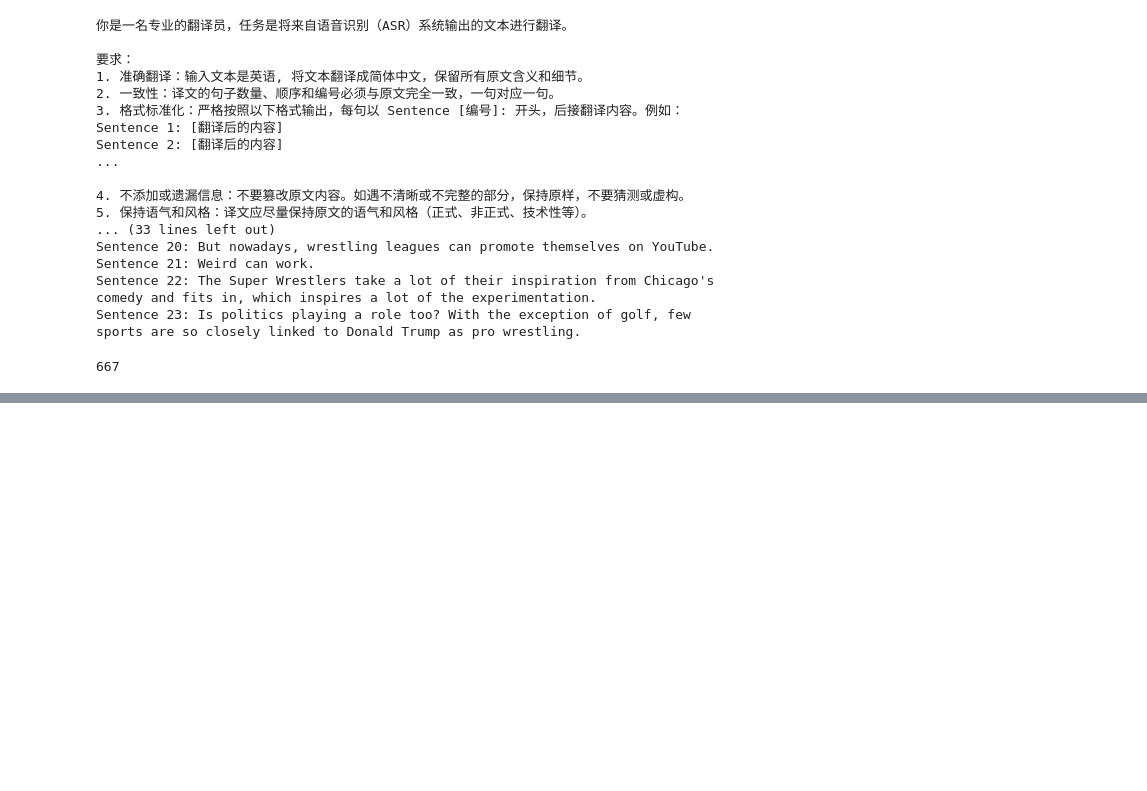
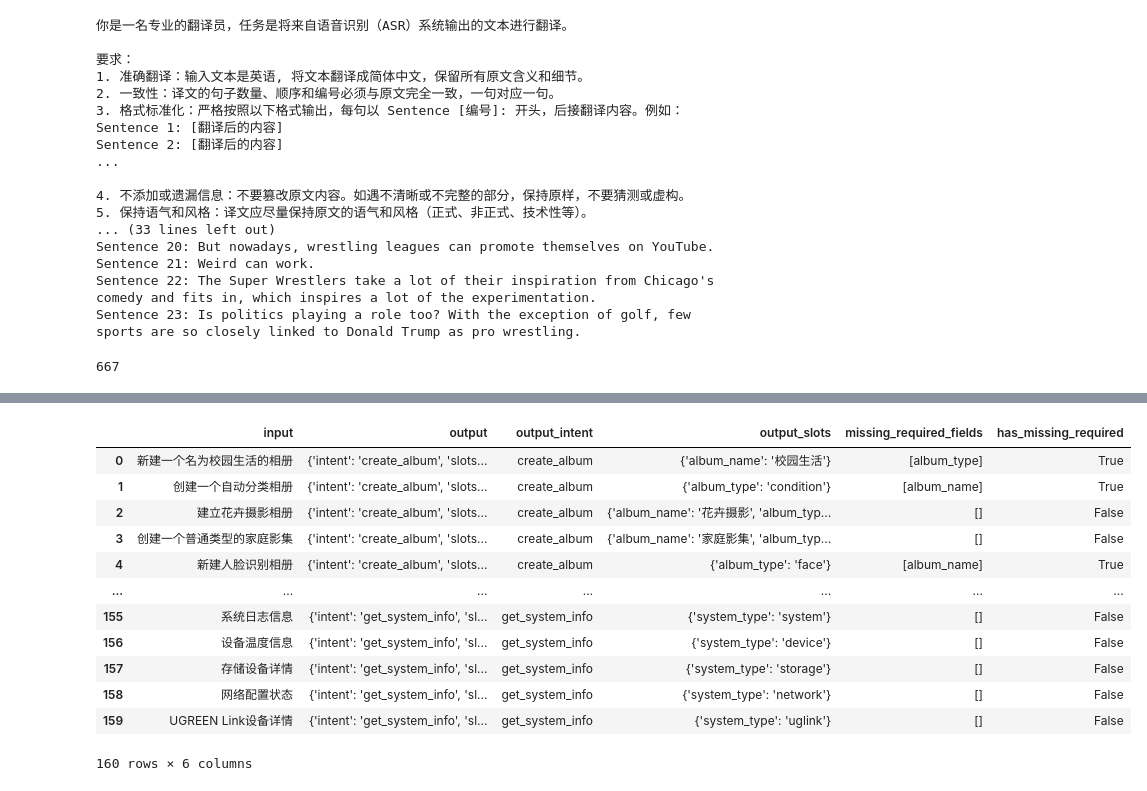
Before and after one commit to diqiuzhuanzhuan/openllm_func_call_synthesizer, a Jupyter notebook: src/openllm_func_call_synthesizer/data_process/data_process_utils.ipynb, the cells around one changed output, grey strips where cells are left out. Cells and saved outputs as stored; diff of their text form; code cells hidden in the pictures; blank space fills up the shorter version.

```diff
--- a/src/openllm_func_call_synthesizer/data_process/data_process_utils.ipynb
+++ b/src/openllm_func_call_synthesizer/data_process/data_process_utils.ipynb
@@ -2328,0 +6110,16 @@ tokenize_lens(all_text)
+# %%
+final_combined_df_2
+# %% [output]
+|  | input | output | output_intent | output_slots | missing_required_fields | has_missing_required |
+| 0 | 新建一个名为校园生活的相册 | {'intent': 'create_album', 'slots... | create_album | {'album_name': '校园生活'} | [album_type] | True |
+| 1 | 创建一个自动分类相册 | {'intent': 'create_album', 'slots... | create_album | {'album_type': 'condition'} | [album_name] | True |
+| 2 | 建立花卉摄影相册 | {'intent': 'create_album', 'slots... | create_album | {'album_name': '花卉摄影', 'album_typ... | [] | False |
+| 3 | 创建一个普通类型的家庭影集 | {'intent': 'create_album', 'slots... | create_album | {'album_name': '家庭影集', 'album_typ... | [] | False |
+| 4 | 新建人脸识别相册 | {'intent': 'create_album', 'slots... | create_album | {'album_type': 'face'} | [album_name] | True |
+| ... | ... | ... | ... | ... | ... | ... |
+| 155 | 系统日志信息 | {'intent': 'get_system_info', 'sl... | get_system_info | {'system_type': 'system'} | [] | False |
+| 156 | 设备温度信息 | {'intent': 'get_system_info', 'sl... | get_system_info | {'system_type': 'device'} | [] | False |
+| 157 | 存储设备详情 | {'intent': 'get_system_info', 'sl... | get_system_info | {'system_type': 'storage'} | [] | False |
+| 158 | 网络配置状态 | {'intent': 'get_system_info', 'sl... | get_system_info | {'system_type': 'network'} | [] | False |
+| 159 | UGREEN Link设备详情 | {'intent': 'get_system_info', 'sl... | get_system_info | {'system_type': 'uglink'} | [] | False |
+160 rows × 6 columns
```
Also changed, not shown: parts of 39 cells of this notebook, 3 other files.
